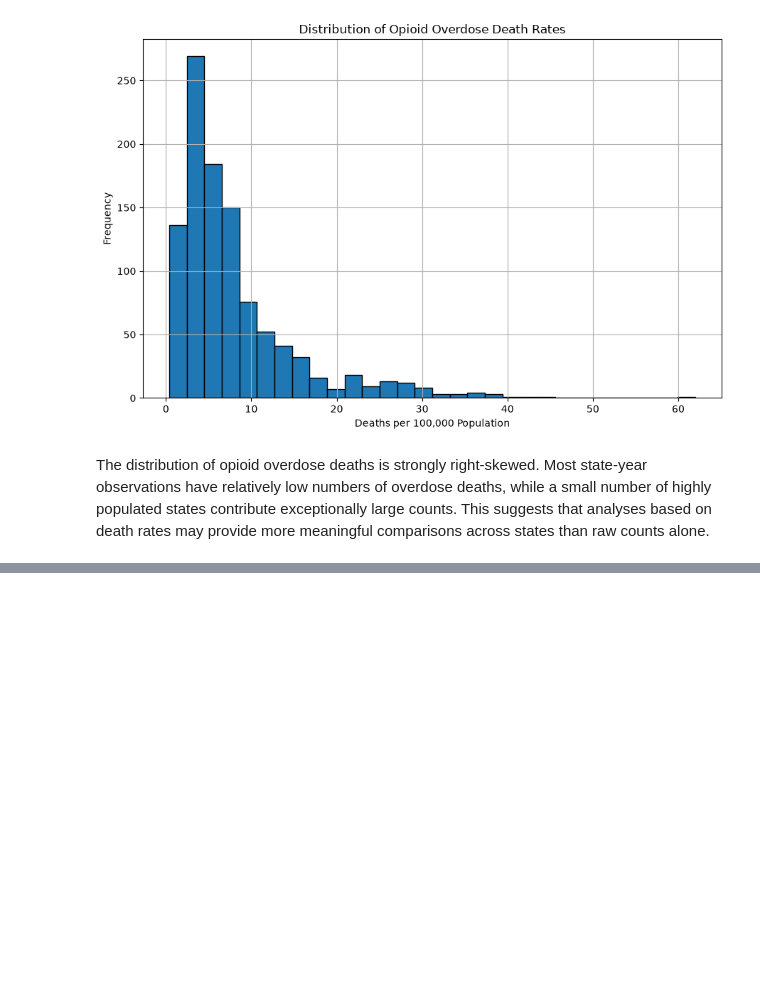
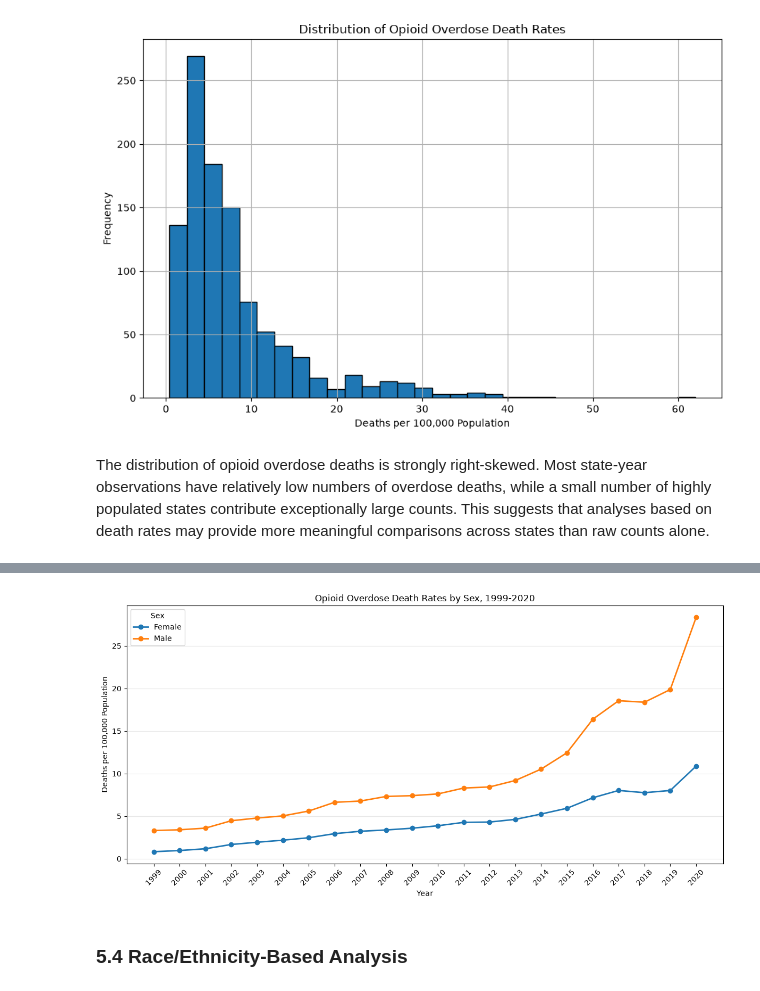
Before and after one commit to abeaderstadt/opioid-overdose-capstone, a Jupyter notebook: notebooks/eda.ipynb, the cells around one changed output, grey strips where cells are left out. Saved outputs shown, nothing was run; the diff lists cells and outputs as text; code cells hidden in the pictures; blank space fills up the shorter version.

```diff
--- a/notebooks/eda.ipynb
+++ b/notebooks/eda.ipynb
@@ -373,0 +719,47 @@ The distribution of opioid overdose deaths is strongly right-skewed. Most state-
+# %%
+# Create a two-line time-series chart by sex
+figures_dir = Path("../figures")
+figures_dir.mkdir(
+    parents=True,
+    exist_ok=True,
+)
+
+plt.figure(figsize=(12, 6))
+
+for sex in sex_year_trend["sex"].unique():
+    sex_data = sex_year_trend[
+        sex_year_trend["sex"] == sex
+    ]
+
+    plt.plot(
+        sex_data["year"],
+        sex_data["opioid_death_rate"],
+        marker="o",
+        linewidth=2,
+        label=sex,
+    )
+
+plt.title("Opioid Overdose Death Rates by Sex, 1999-2020")
+plt.xlabel("Year")
+plt.ylabel("Deaths per 100,000 Population")
+
+plt.xticks(
+    sex_year_trend["year"].unique(),
+    rotation=45,
+)
+
+plt.legend(title="Sex")
+plt.grid(axis="y", alpha=0.3)
+plt.tight_layout()
+
+plt.savefig(
+    figures_dir / "opioid_death_rates_by_sex.png",
+    dpi=300,
+    bbox_inches="tight",
+)
+
+plt.show()
+# %% [output]
+[figure, added]
+# %% [markdown]
+### 5.4 Race/Ethnicity-Based Analysis
```
Also changed, not shown: parts of 16 cells of this notebook, 6 other files.
